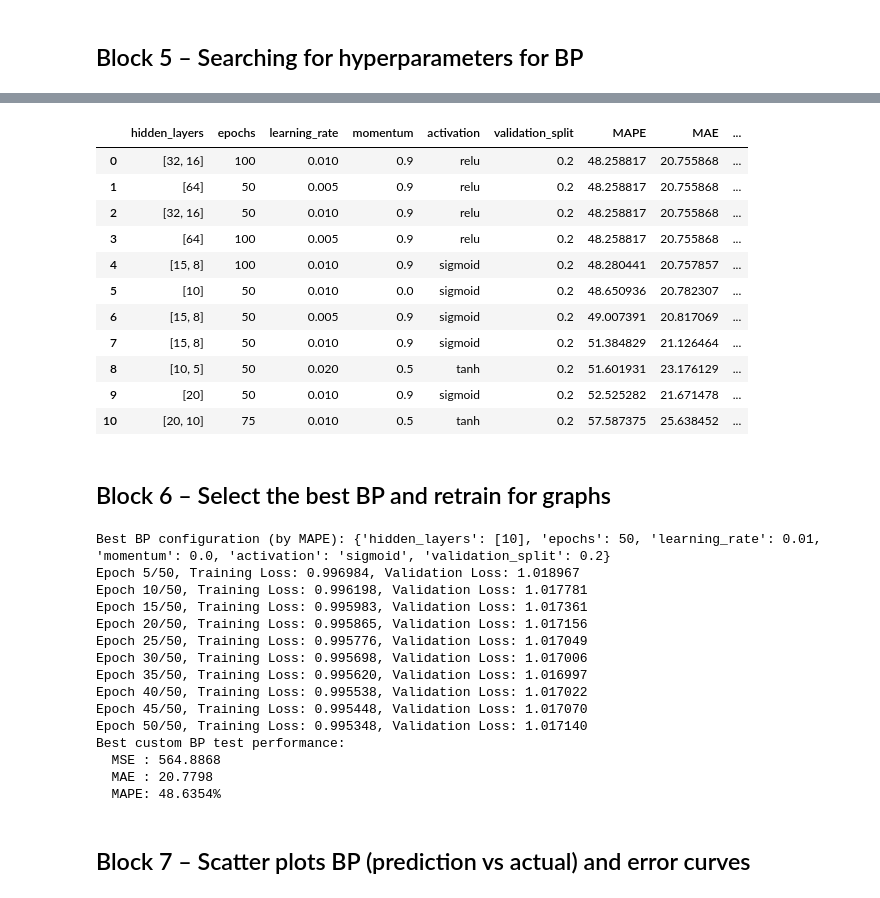
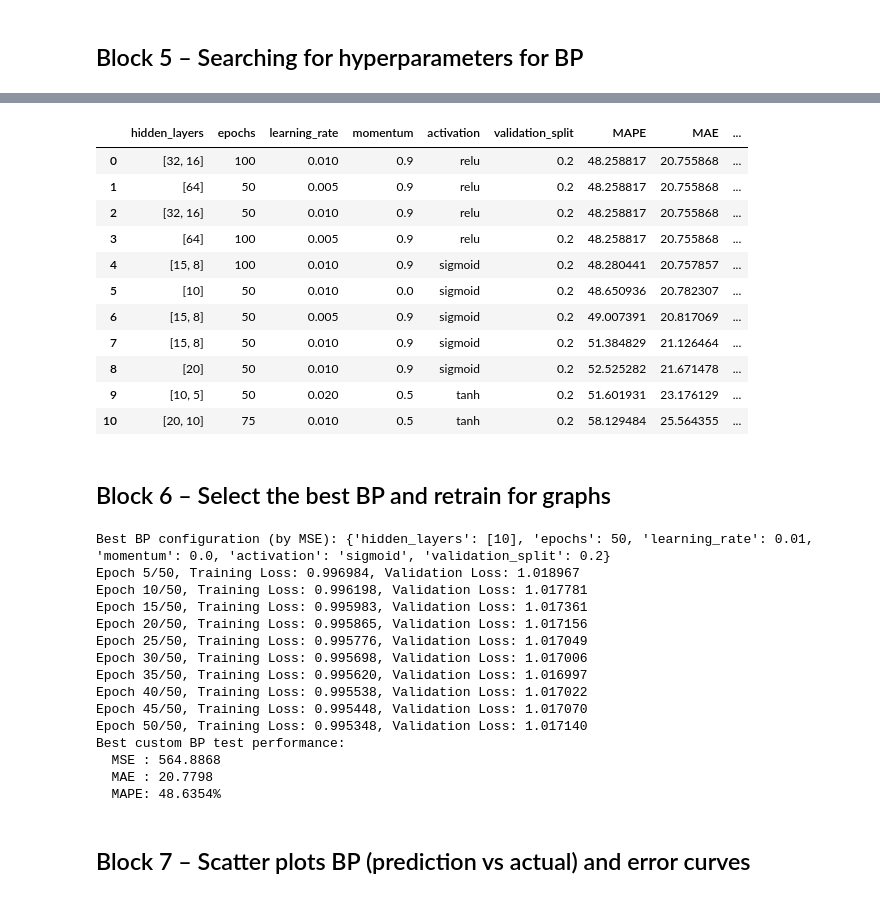
Before and after one commit to Germangalia/NEC-A1, a Jupyter notebook: part3_model_comparison.ipynb, the cells around one changed output, grey strips where cells are left out. Saved outputs shown, nothing was run; the diff lists cells and outputs as text; code cells hidden in the pictures.

Commit message:
Change mape for mse

```diff
--- a/part3_model_comparison.ipynb
+++ b/part3_model_comparison.ipynb
@@ -234,7 +234,7 @@ for res in results_bp:
     })
 
 bp_results_df = pd.DataFrame(rows)
-bp_results_df_sorted = bp_results_df.sort_values(by="MAPE").reset_index(drop=True)
+bp_results_df_sorted = bp_results_df.sort_values(by="MSE").reset_index(drop=True)
 bp_results_df_sorted
 # %% [output]
 Training custom BP configuration 1/11
@@ -257,22 +257,22 @@ Epoch 70/75, Training Loss: 0.199114, Validation Loss: 1.618627
 |  | hidden_layers | epochs | learning_rate | momentum | activation | validation_split | MAPE | MAE | ... |
 | 0 | [32, 16] | 100 | 0.010 | 0.9 | relu | 0.2 | 48.258817 | 20.755868 | ... |
 | 1 | [64] | 50 | 0.005 | 0.9 | relu | 0.2 | 48.258817 | 20.755868 | ... |
 | 2 | [32, 16] | 50 | 0.010 | 0.9 | relu | 0.2 | 48.258817 | 20.755868 | ... |
 | 3 | [64] | 100 | 0.005 | 0.9 | relu | 0.2 | 48.258817 | 20.755868 | ... |
 | 4 | [15, 8] | 100 | 0.010 | 0.9 | sigmoid | 0.2 | 48.280441 | 20.757857 | ... |
 | 5 | [10] | 50 | 0.010 | 0.0 | sigmoid | 0.2 | 48.650936 | 20.782307 | ... |
 | 6 | [15, 8] | 50 | 0.005 | 0.9 | sigmoid | 0.2 | 49.007391 | 20.817069 | ... |
 | 7 | [15, 8] | 50 | 0.010 | 0.9 | sigmoid | 0.2 | 51.384829 | 21.126464 | ... |
-| 8 | [10, 5] | 50 | 0.020 | 0.5 | tanh | 0.2 | 51.601931 | 23.176129 | ... |
-| 9 | [20] | 50 | 0.010 | 0.9 | sigmoid | 0.2 | 52.525282 | 21.671478 | ... |
-| 10 | [20, 10] | 75 | 0.010 | 0.5 | tanh | 0.2 | 57.587375 | 25.638452 | ... |
+| 8 | [20] | 50 | 0.010 | 0.9 | sigmoid | 0.2 | 52.525282 | 21.671478 | ... |
+| 9 | [10, 5] | 50 | 0.020 | 0.5 | tanh | 0.2 | 51.601931 | 23.176129 | ... |
+| 10 | [20, 10] | 75 | 0.010 | 0.5 | tanh | 0.2 | 58.129484 | 25.564355 | ... |
 # %% [markdown]
 ## Block 6 – Select the best BP and retrain for graphs
 # %%
 # Select the best configuration according to MAPE (lower is better)
 best_idx = bp_results_df_sorted.index[0]
 best_config = results_bp[best_idx]["config"]
-print("Best BP configuration (by MAPE):", best_config)
+print("Best BP configuration (by MSE):", best_config)
 
 # Retrain the best configuration to get clean histories and predictions
 best_bp_result = train_custom_bp(
@@ -295,7 +295,7 @@ print(f"  MSE : {best_bp_mse:.4f}")
 print(f"  MAE : {best_bp_mae:.4f}")
 print(f"  MAPE: {best_bp_mape:.4f}%")
 # %% [output]
-Best BP configuration (by MAPE): {'hidden_layers': [10], 'epochs': 50, 'learning_rate': 0.01, 'momentum': 0.0, 'activation': 'sigmoid', 'validation_split': 0.2}
+Best BP configuration (by MSE): {'hidden_layers': [10], 'epochs': 50, 'learning_rate': 0.01, 'momentum': 0.0, 'activation': 'sigmoid', 'validation_split': 0.2}
 Epoch 5/50, Training Loss: 0.996984, Validation Loss: 1.018967
 Epoch 10/50, Training Loss: 0.996198, Validation Loss: 1.017781
 Epoch 15/50, Training Loss: 0.995983, Validation Loss: 1.017361
```
Also changed, not shown: parts of 1 cell of this notebook.
